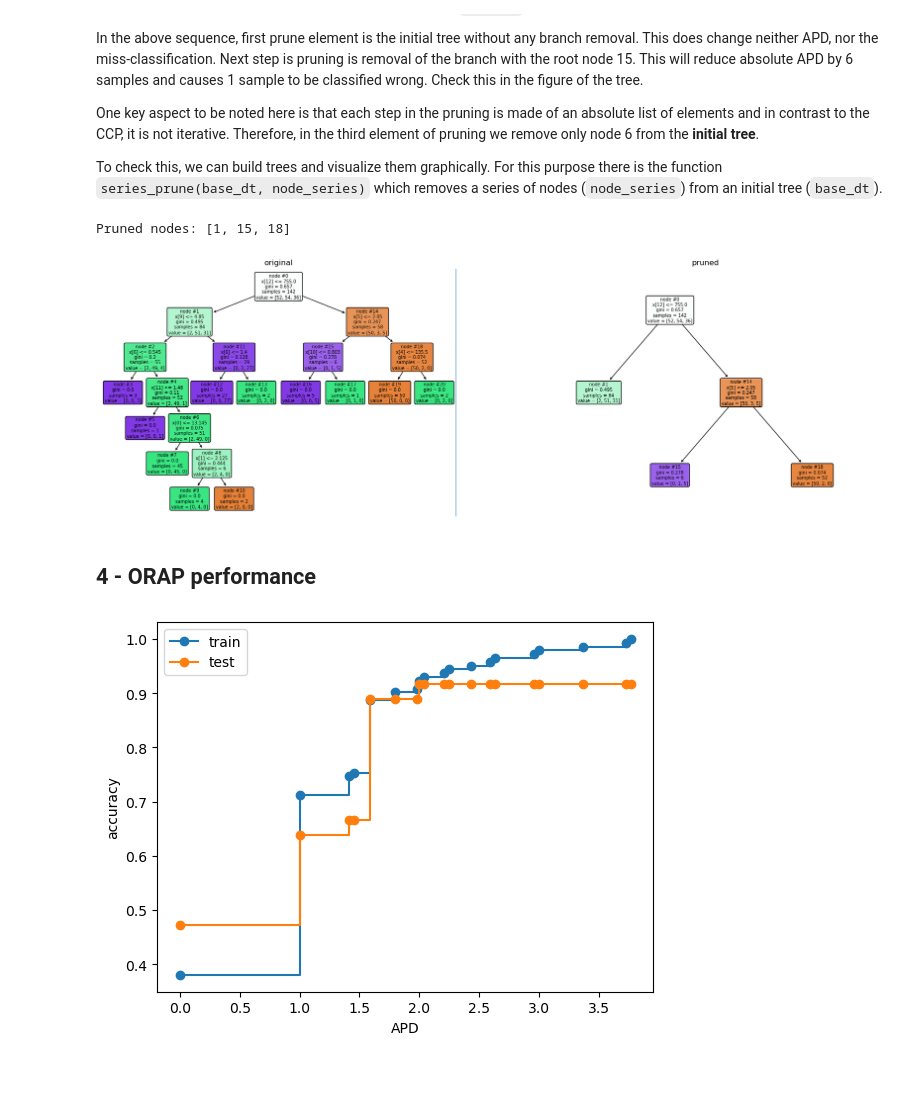
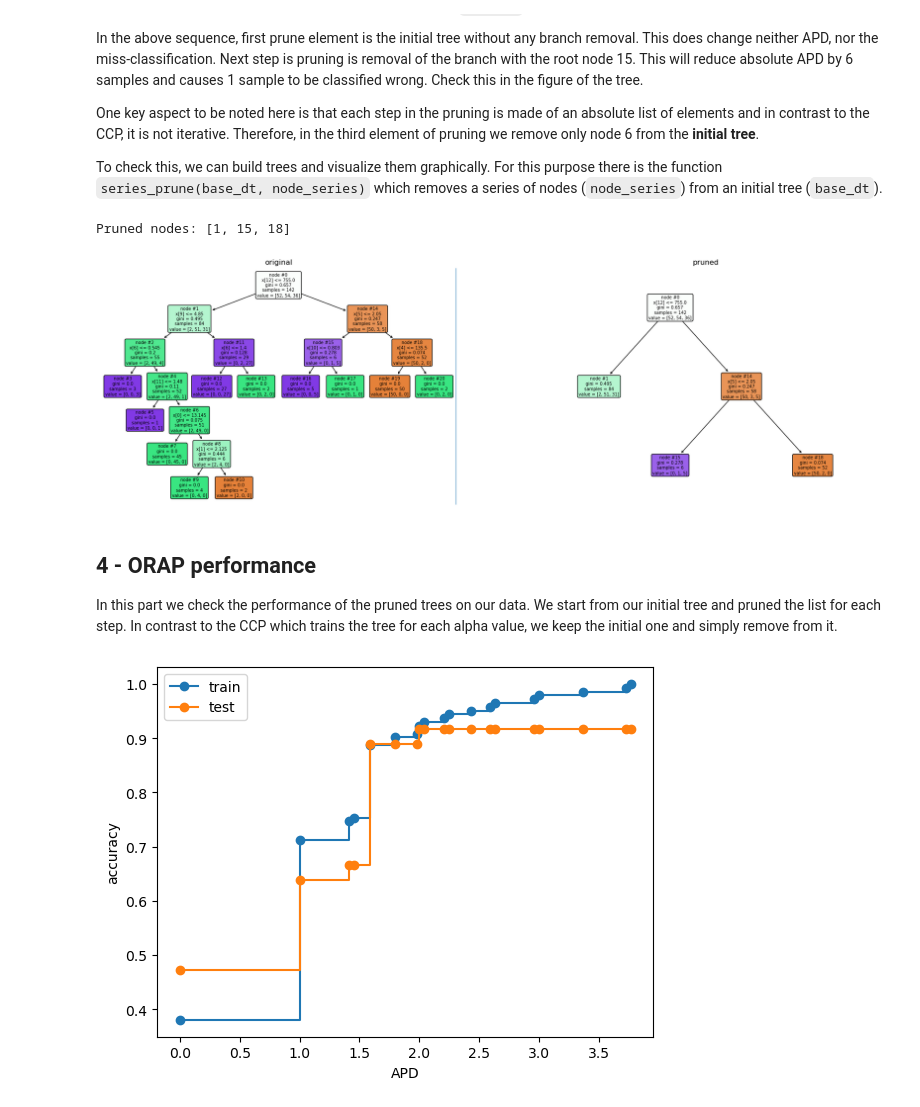
Before and after one commit to masoudinejad/dt_pruning, a Jupyter notebook: orap.ipynb, the cells around one changed output. Saved outputs shown, nothing was run; the diff lists cells and outputs as text; code cells hidden in the pictures; blank space fills up the shorter version.

Commit message:
add performance text

```diff
--- a/orap.ipynb
+++ b/orap.ipynb
@@ -229,27 +229,29 @@ For this purpose there is the function `series_prune(base_dt, node_series)` whic
 # %%
 # Get the list of lists for the pruning sequence
 remove_sequence = ORAP_sequence.removed
 # Select a pruning step
 prune_step = -3
 # Extract its list
 node_series = remove_sequence[prune_step]
 # Prune the tree
 print(F"Pruned nodes: {node_series}")
 pruned_dt = series_prune(cls_dt, node_series)
 # Visualize the original tree
 ft_size = 7
-fig, axs = plt.subplots(1, 2,figsize=(22,7))
+fig, axs = plt.subplots(1, 2, figsize=(23,7))
 plt.subplot(1, 2, 1)
 tree.plot_tree(cls_dt, filled=True, rounded=True, node_ids=True, fontsize=ft_size)
 axs[0].set_title("original")
 axs[0].axvline(x=1)
 plt.subplot(1, 2, 2)
 tree.plot_tree(pruned_dt, filled=True, rounded=True, node_ids=True, fontsize=ft_size)
 _=axs[1].set_title("pruned")
 # %% [output]
 Pruned nodes: [1, 15, 18]
-[figure, old version]
+[figure, new version]
-# %% [markdown]
-<a name="4"></a>
-## 4 - ORAP performance
+# %% [markdown]
+<a name="4"></a>
+## 4 - ORAP performance
+
+In this part we check the performance of the pruned trees on our data. We start from our initial tree and pruned the list for each step. In contrast to the CCP which trains the tree for each alpha value, we keep the initial one and simply remove from it.
 # %%
```
Also changed, not shown: parts of 1 cell of this notebook.
